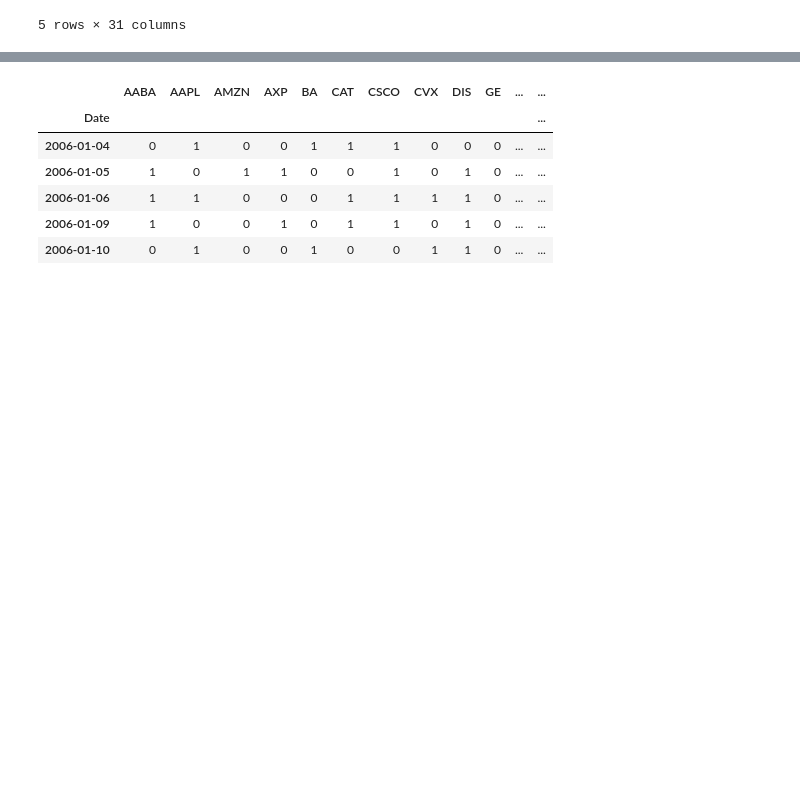
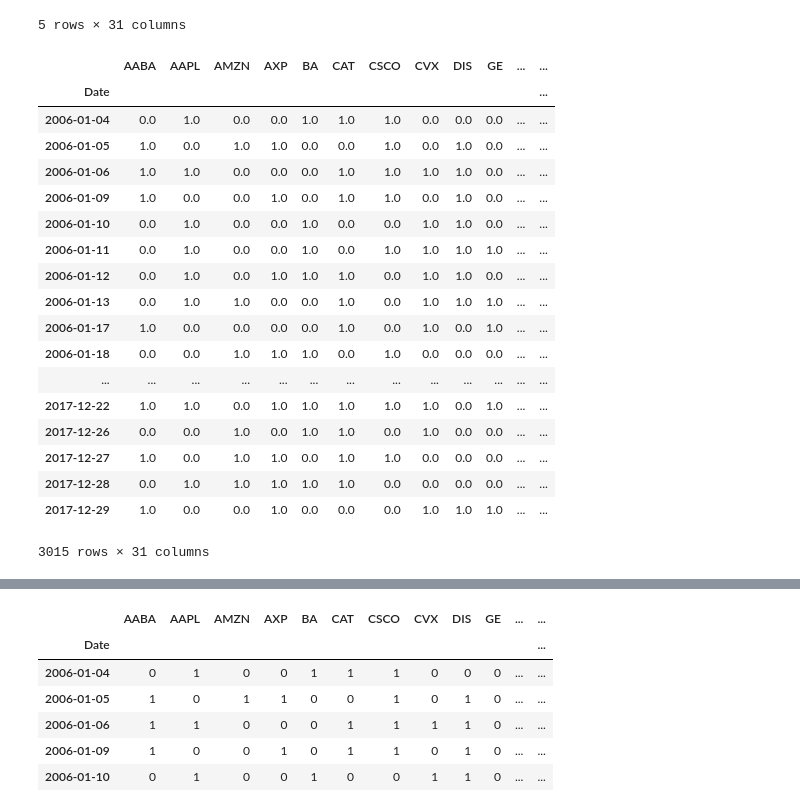
Before and after one commit to tqa236/LSTM_algo_trading, a Jupyter notebook: notebook/[Official] Data Preparation and Visualization.ipynb, the cells around one changed output, grey strips where cells are left out. Cells and saved outputs as stored; diff of their text form; code cells hidden in the pictures; blank space fills up the shorter version.

```diff
--- a/notebook/[Official] Data Preparation and Visualization.ipynb
+++ b/notebook/[Official] Data Preparation and Visualization.ipynb
@@ -115,3 +136,27 @@ labels.head()
 | 2006-01-09 | 1 | 0 | 0 | 1 | 0 | 1 | 1 | 0 | 1 | 0 | ... | ... |
 | 2006-01-10 | 0 | 1 | 0 | 0 | 1 | 0 | 0 | 1 | 1 | 0 | ... | ... |
 5 rows × 31 columns
+# %%
+labels = pd.read_csv('../data/dowjones_calculated/labels.csv', index_col='Date', parse_dates=['Date'])
+labels.head()
+labels * 1.0
+# %% [output]
+|  | AABA | AAPL | AMZN | AXP | BA | CAT | CSCO | CVX | DIS | GE | ... | ... |
+| Date |  |  |  |  |  |  |  |  |  |  |  | ... |
+| 2006-01-04 | 0.0 | 1.0 | 0.0 | 0.0 | 1.0 | 1.0 | 1.0 | 0.0 | 0.0 | 0.0 | ... | ... |
+| 2006-01-05 | 1.0 | 0.0 | 1.0 | 1.0 | 0.0 | 0.0 | 1.0 | 0.0 | 1.0 | 0.0 | ... | ... |
+| 2006-01-06 | 1.0 | 1.0 | 0.0 | 0.0 | 0.0 | 1.0 | 1.0 | 1.0 | 1.0 | 0.0 | ... | ... |
+| 2006-01-09 | 1.0 | 0.0 | 0.0 | 1.0 | 0.0 | 1.0 | 1.0 | 0.0 | 1.0 | 0.0 | ... | ... |
+| 2006-01-10 | 0.0 | 1.0 | 0.0 | 0.0 | 1.0 | 0.0 | 0.0 | 1.0 | 1.0 | 0.0 | ... | ... |
+| 2006-01-11 | 0.0 | 1.0 | 0.0 | 0.0 | 1.0 | 0.0 | 1.0 | 1.0 | 1.0 | 1.0 | ... | ... |
+| 2006-01-12 | 0.0 | 1.0 | 0.0 | 1.0 | 1.0 | 1.0 | 0.0 | 1.0 | 1.0 | 0.0 | ... | ... |
+| 2006-01-13 | 0.0 | 1.0 | 1.0 | 0.0 | 0.0 | 1.0 | 0.0 | 1.0 | 1.0 | 1.0 | ... | ... |
+| 2006-01-17 | 1.0 | 0.0 | 0.0 | 0.0 | 0.0 | 1.0 | 0.0 | 1.0 | 0.0 | 1.0 | ... | ... |
+| 2006-01-18 | 0.0 | 0.0 | 1.0 | 1.0 | 1.0 | 0.0 | 1.0 | 0.0 | 0.0 | 0.0 | ... | ... |
+| ... | ... | ... | ... | ... | ... | ... | ... | ... | ... | ... | ... | ... |
+| 2017-12-22 | 1.0 | 1.0 | 0.0 | 1.0 | 1.0 | 1.0 | 1.0 | 1.0 | 0.0 | 1.0 | ... | ... |
+| 2017-12-26 | 0.0 | 0.0 | 1.0 | 0.0 | 1.0 | 1.0 | 0.0 | 1.0 | 0.0 | 0.0 | ... | ... |
+| 2017-12-27 | 1.0 | 0.0 | 1.0 | 1.0 | 0.0 | 1.0 | 1.0 | 0.0 | 0.0 | 0.0 | ... | ... |
+| 2017-12-28 | 0.0 | 1.0 | 1.0 | 1.0 | 1.0 | 1.0 | 0.0 | 0.0 | 0.0 | 0.0 | ... | ... |
+| 2017-12-29 | 1.0 | 0.0 | 0.0 | 1.0 | 0.0 | 0.0 | 0.0 | 1.0 | 1.0 | 1.0 | ... | ... |
+3015 rows × 31 columns
```
Also changed, not shown: parts of 2 cells of this notebook, 9 other files.
